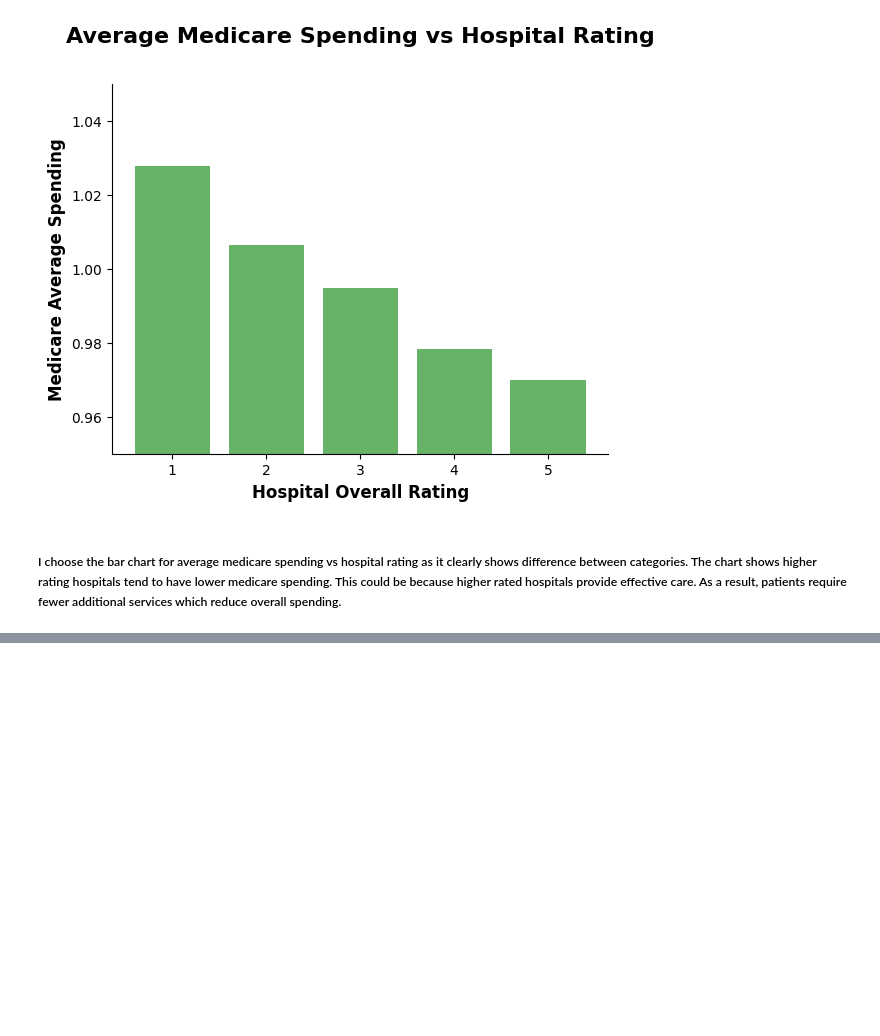
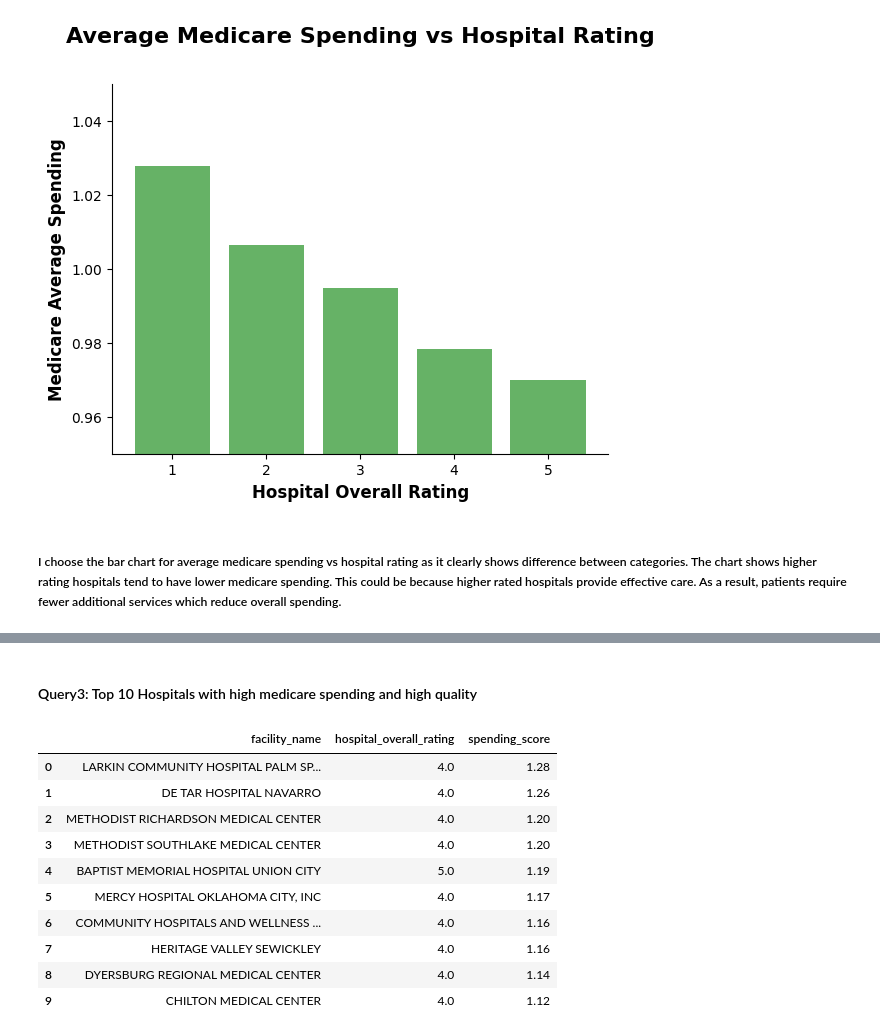
Before and after one commit to Archana-sth/hospital-performance-analysis, a Jupyter notebook: Notebook/hospital_performance_analysis.ipynb, the cells around one changed output, grey strips where cells are left out. Saved outputs shown, nothing was run; the diff lists cells and outputs as text; code cells hidden in the pictures; blank space fills up the shorter version.

```diff
--- a/Notebook/hospital_performance_analysis.ipynb
+++ b/Notebook/hospital_performance_analysis.ipynb
@@ -677,0 +686,32 @@ plt.show()
+# %% [markdown]
+#### Query3: Top 10 Hospitals with high medicare spending and high quality
+# %%
+query3 = '''select
+    h.facility_name,
+    h.hospital_overall_rating,
+    m.spending_score
+from hospital_info h
+join medicare_spending m
+    on h.facility_id = m.facility_id
+where m.spending_score > (
+        select avg(spending_score)
+        from medicare_spending)
+and h.hospital_overall_rating >= 4
+order by m.spending_score desc
+limit 10
+;
+'''
+result3 = pd.read_sql(query3, connection)
+result3
+# %% [output]
+|  | facility_name | hospital_overall_rating | spending_score |
+| 0 | LARKIN COMMUNITY HOSPITAL PALM SP... | 4.0 | 1.28 |
+| 1 | DE TAR HOSPITAL NAVARRO | 4.0 | 1.26 |
+| 2 | METHODIST RICHARDSON MEDICAL CENTER | 4.0 | 1.20 |
+| 3 | METHODIST SOUTHLAKE MEDICAL CENTER | 4.0 | 1.20 |
+| 4 | BAPTIST MEMORIAL HOSPITAL UNION CITY | 5.0 | 1.19 |
+| 5 | MERCY HOSPITAL OKLAHOMA CITY, INC | 4.0 | 1.17 |
+| 6 | COMMUNITY HOSPITALS AND WELLNESS ... | 4.0 | 1.16 |
+| 7 | HERITAGE VALLEY SEWICKLEY | 4.0 | 1.16 |
+| 8 | DYERSBURG REGIONAL MEDICAL CENTER | 4.0 | 1.14 |
+| 9 | CHILTON MEDICAL CENTER | 4.0 | 1.12 |
```
Also changed, not shown: parts of 30 cells of this notebook, 1 other file.
